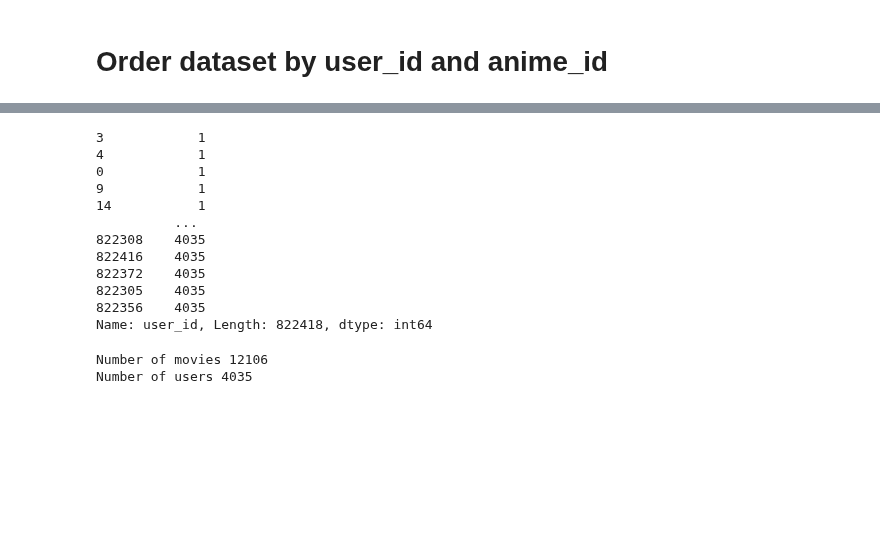
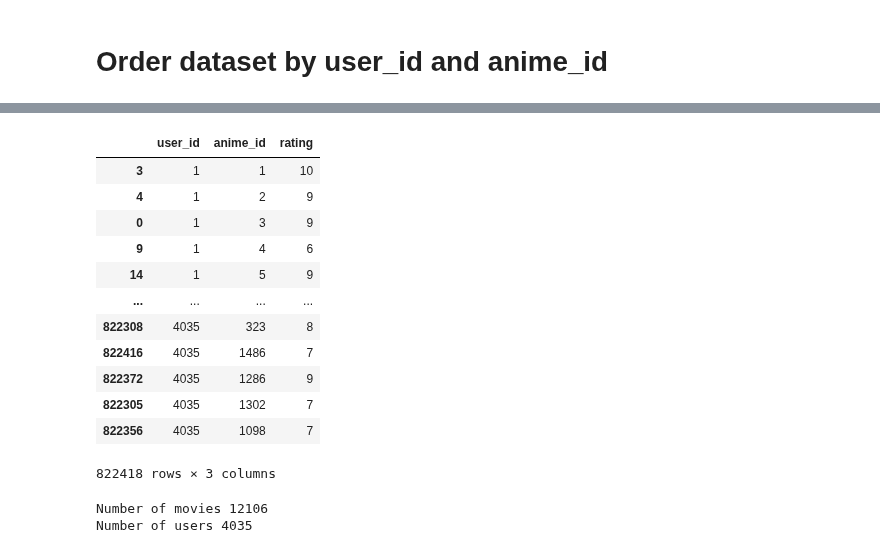
Before and after one commit to mijkami/Anime_Map, a Jupyter notebook: notebooks/MF + NCF modeling on active_users_df_10PlusRatings_partial.ipynb, the cells around one changed output, grey strips where cells are left out. Drawn from its saved outputs; the diff is of its cells as text; code cells hidden in the pictures; blank space fills up the shorter version.

```diff
--- a/notebooks/MF + NCF modeling on active_users_df_10PlusRatings_partial.ipynb
+++ b/notebooks/MF + NCF modeling on active_users_df_10PlusRatings_partial.ipynb
@@ -68,18 +74,19 @@ for index, row in dataset.iterrows():
 # %%
-dataset.user_id
+dataset
 # %% [output]
+|  | user_id | anime_id | rating |
+| 3 | 1 | 1 | 10 |
+| 4 | 1 | 2 | 9 |
+| 0 | 1 | 3 | 9 |
+| 9 | 1 | 4 | 6 |
+| 14 | 1 | 5 | 9 |
+| ... | ... | ... | ... |
+| 822308 | 4035 | 323 | 8 |
+| 822416 | 4035 | 1486 | 7 |
+| 822372 | 4035 | 1286 | 9 |
+| 822305 | 4035 | 1302 | 7 |
+| 822356 | 4035 | 1098 | 7 |
-3            1
-4            1
-0            1
-9            1
-14           1
-          ...
-822308    4035
-822416    4035
-822372    4035
-822305    4035
-822356    4035
-Name: user_id, Length: 822418, dtype: int64
+822418 rows × 3 columns
 # %%
 num_users = len(dataset.user_id.unique())
 num_animes = len(dataset.anime_id.unique())
```
Also changed, not shown: parts of 33 cells of this notebook, 15 other files.
